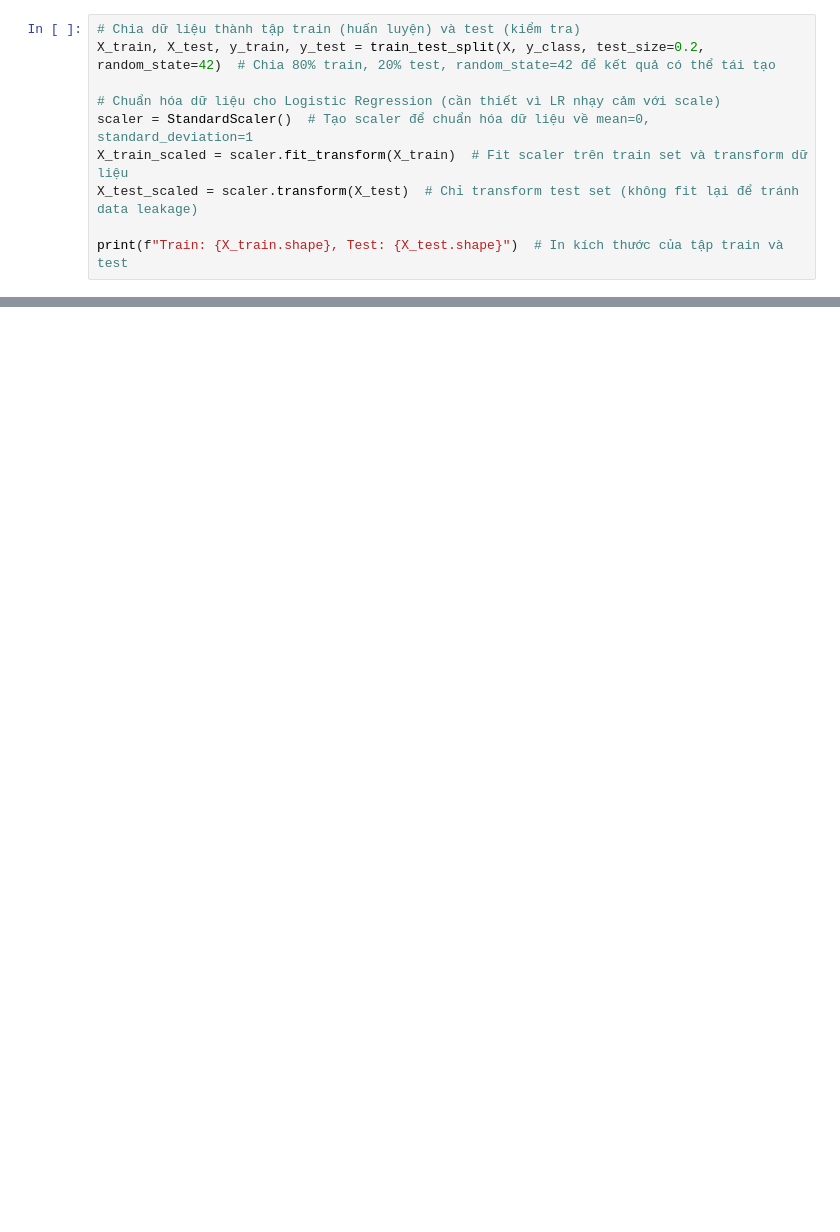
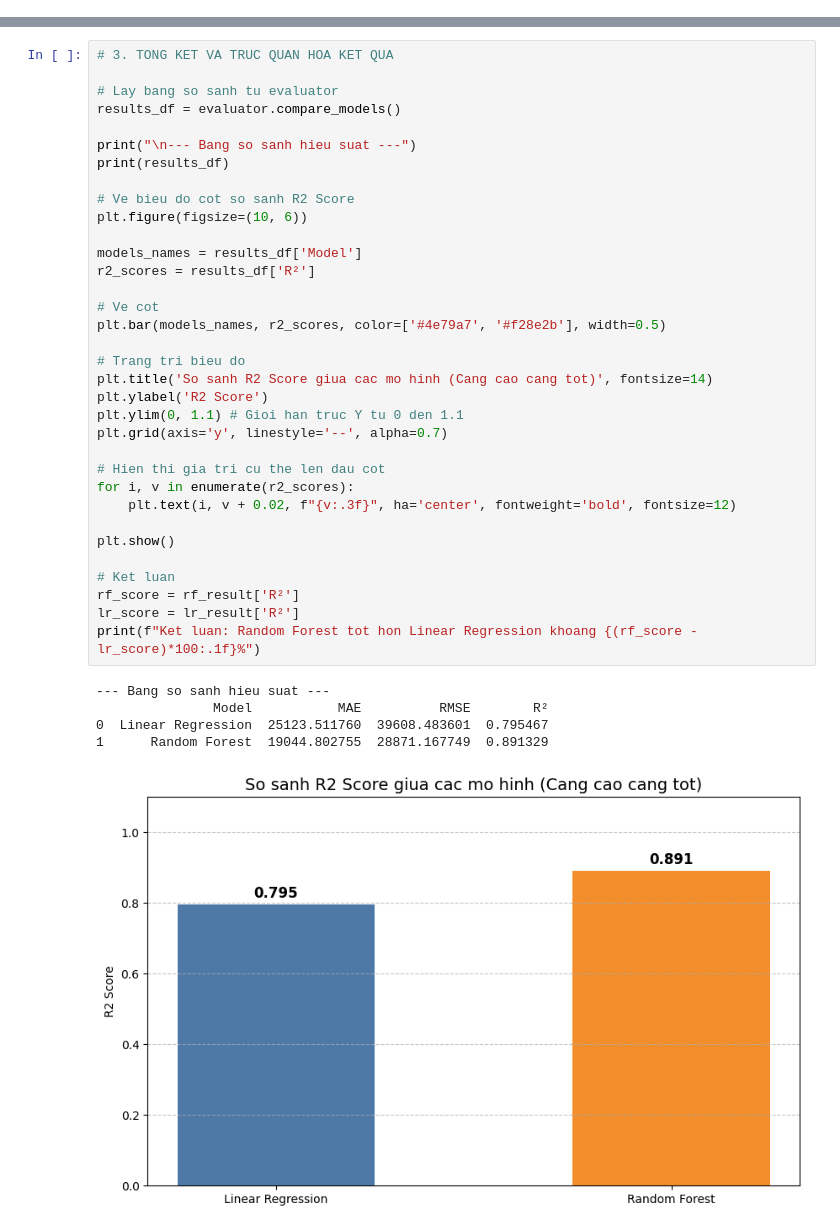
Before and after one commit to Tinhdang-AI/data_mining, a Jupyter notebook: notebooks/notebook.ipynb, the cells around one changed output, grey strips where cells are left out. Drawn from its saved outputs; the diff is of its cells as text; blank space fills up the shorter version.

```diff
--- a/notebooks/notebook.ipynb
+++ b/notebooks/notebook.ipynb
@@ -68,10 +0,0 @@ Features shape: (1460, 8)
-# %%
-# Chia dữ liệu thành tập train (huấn luyện) và test (kiểm tra)
-X_train, X_test, y_train, y_test = train_test_split(X, y_class, test_size=0.2, random_state=42)  # Chia 80% train, 20% test, random_state=42 để kết quả có thể tái tạo
-
-# Chuẩn hóa dữ liệu cho Logistic Regression (cần thiết vì LR nhạy cảm với scale)
-scaler = StandardScaler()  # Tạo scaler để chuẩn hóa dữ liệu về mean=0, standard_deviation=1
-X_train_scaled = scaler.fit_transform(X_train)  # Fit scaler trên train set và transform dữ liệu
-X_test_scaled = scaler.transform(X_test)  # Chỉ transform test set (không fit lại để tránh data leakage)
-
-print(f"Train: {X_train.shape}, Test: {X_test.shape}")  # In kích thước của tập train và test
@@ -372,0 +129,40 @@ print("=" * 50)  # In đường kẻ kết thúc
+# %%
+# 3. TONG KET VA TRUC QUAN HOA KET QUA
+
+# Lay bang so sanh tu evaluator
+results_df = evaluator.compare_models()
+
+print("\n--- Bang so sanh hieu suat ---")
+print(results_df)
+
+# Ve bieu do cot so sanh R2 Score
+plt.figure(figsize=(10, 6))
+
+models_names = results_df['Model']
+r2_scores = results_df['R²']
+
+# Ve cot
+plt.bar(models_names, r2_scores, color=['#4e79a7', '#f28e2b'], width=0.5)
+
+# Trang tri bieu do
+plt.title('So sanh R2 Score giua cac mo hinh (Cang cao cang tot)', fontsize=14)
+plt.ylabel('R2 Score')
+plt.ylim(0, 1.1) # Gioi han truc Y tu 0 den 1.1
+plt.grid(axis='y', linestyle='--', alpha=0.7)
+
+# Hien thi gia tri cu the len dau cot
+for i, v in enumerate(r2_scores):
+    plt.text(i, v + 0.02, f"{v:.3f}", ha='center', fontweight='bold', fontsize=12)
+
+plt.show()
+
+# Ket luan
+rf_score = rf_result['R²']
+lr_score = lr_result['R²']
+print(f"Ket luan: Random Forest tot hon Linear Regression khoang {(rf_score - lr_score)*100:.1f}%")
+# %% [output]
+--- Bang so sanh hieu suat ---
+               Model           MAE          RMSE        R²
+0  Linear Regression  25123.511760  39608.483601  0.795467
+1      Random Forest  19044.802755  28871.167749  0.891329
+[figure, added]
```
Also changed, not shown: parts of 29 cells of this notebook, 5 other files.
